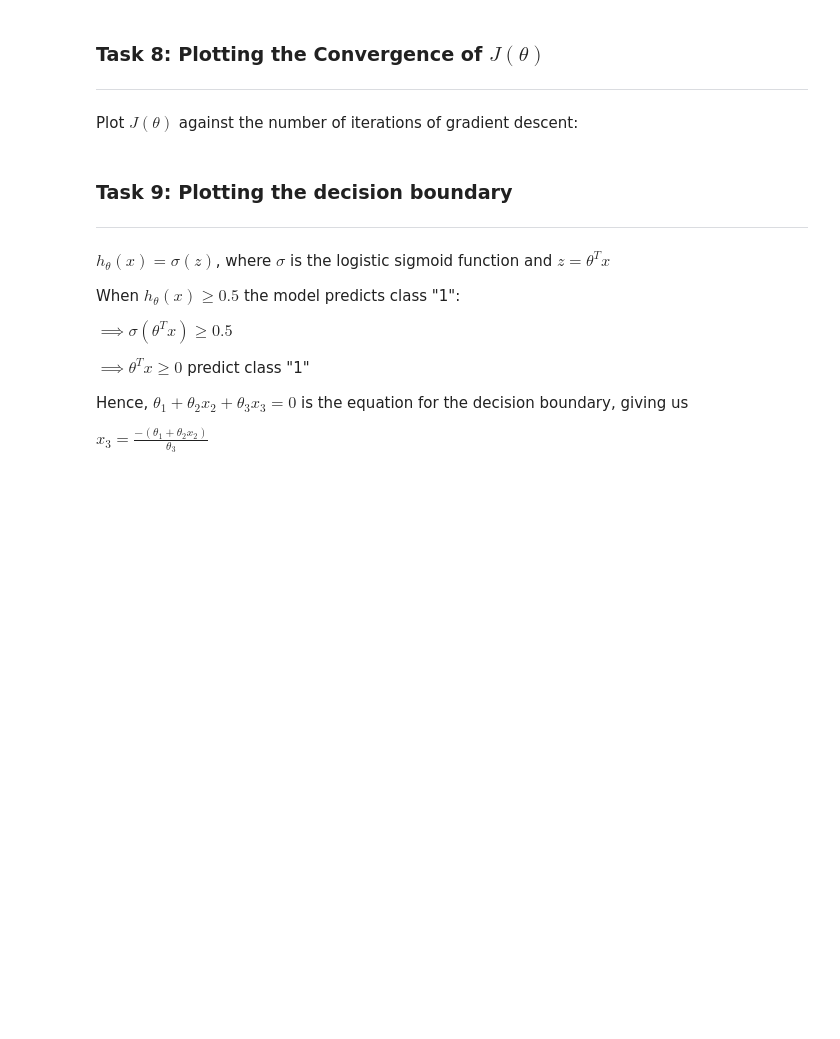
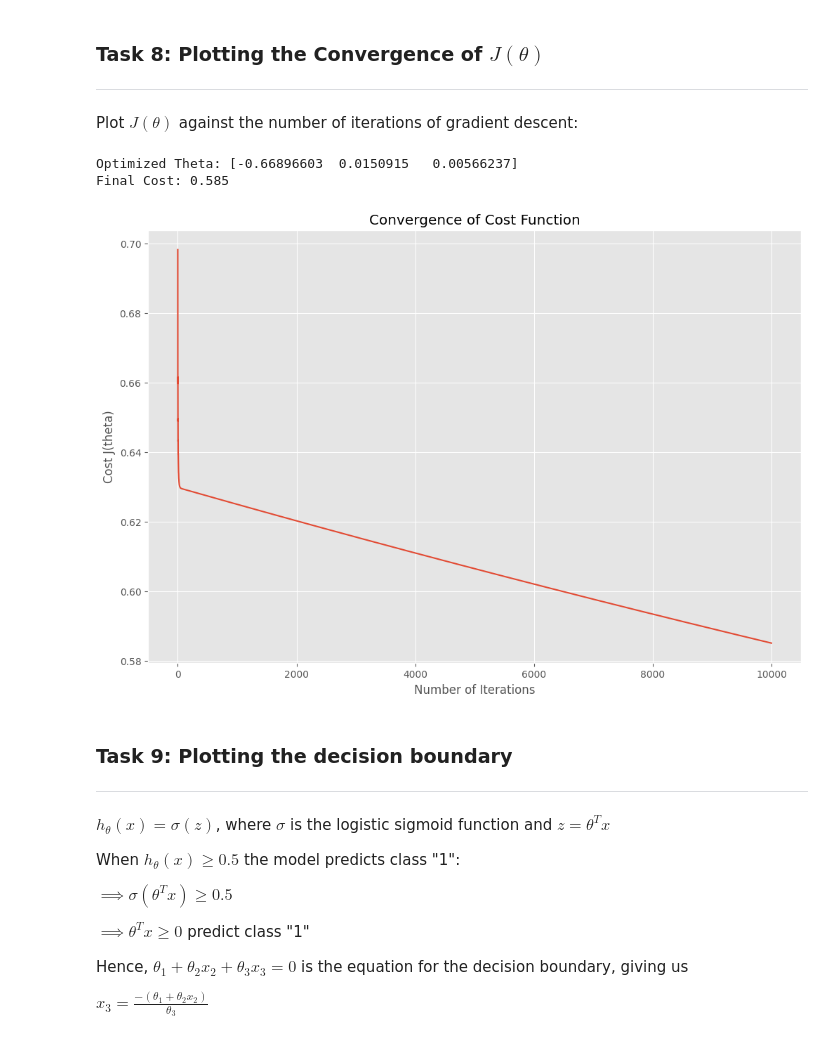
Before and after one commit to Vineelag2122/Machine-Learning, a Jupyter notebook: Lab4_AP23110011644.ipynb, the cells around one changed output. Cells and saved outputs as stored; diff of their text form; code cells hidden in the pictures; blank space fills up the shorter version.

```diff
--- a/Lab4_AP23110011644.ipynb
+++ b/Lab4_AP23110011644.ipynb
@@ -75,3 +75,17 @@ def gradient(theta, x, y):
 # %% [markdown]
 ### Task 6: Cost and Gradient at Initialization
 ---
+# %%
+# Add a column of ones to x for the intercept term
+x = np.c_[np.ones((data.shape[0], 1)), data[['DMV_Test_1', 'DMV_Test_2']].values]
+y = data['Results'].values
+
+# Initialize theta to zeros
+theta = np.zeros(x.shape[1])
+
+# Compute initial cost and gradient
+initial_cost = cost_function(theta, x, y)
+initial_gradient = gradient(theta, x, y)
+
+print("Initial Cost: {:.3f}".format(initial_cost))
+print("Initial Gradient:\n", initial_gradient)
@@ -81,11 +99,42 @@ def gradient(theta, x, y):
 # %% [markdown]
 Minimize the cost function $J(\theta)$ by updating the below equation and repeat until convergence
 $\theta_j := \theta_j - \alpha \frac{\partial J(\theta)}{\partial \theta_j}$ (simultaneously update $\theta_j$ for all $j$)
+# %%
+def gradient_descent(theta, x, y, alpha, num_iterations):
+    m = len(y)
+    cost_history = []
+
+    for i in range(num_iterations):
+        theta = theta - alpha * gradient(theta, x, y)
+        cost_history.append(cost_function(theta, x, y))
+
+    return theta, cost_history
 # %% [markdown]
 ### Task 8: Plotting the Convergence of $J(\theta)$
 ---
 # %% [markdown]
 Plot $J(\theta)$ against the number of iterations of gradient descent:
+# %%
+alpha = 0.001  # Learning rate
+num_iterations = 10000  # Number of iterations
+
+# Run gradient descent
+optimized_theta, cost_history = gradient_descent(theta.copy(), x, y, alpha, num_iterations)
+
+print("Optimized Theta:", optimized_theta)
+print("Final Cost: {:.3f}".format(cost_history[-1]))
+# %% [output]
+Optimized Theta: [-0.66896603  0.0150915   0.00566237]
+Final Cost: 0.585
+# %%
+# Plot the convergence of J(theta)
+plt.plot(range(num_iterations), cost_history)
+plt.xlabel("Number of Iterations")
+plt.ylabel("Cost J(theta)")
+plt.title("Convergence of Cost Function")
+plt.show()
+# %% [output]
+[figure, added]
 # %% [markdown]
 ### Task 9: Plotting the decision boundary
 ---
```
Also changed, not shown: parts of 4 cells of this notebook.
